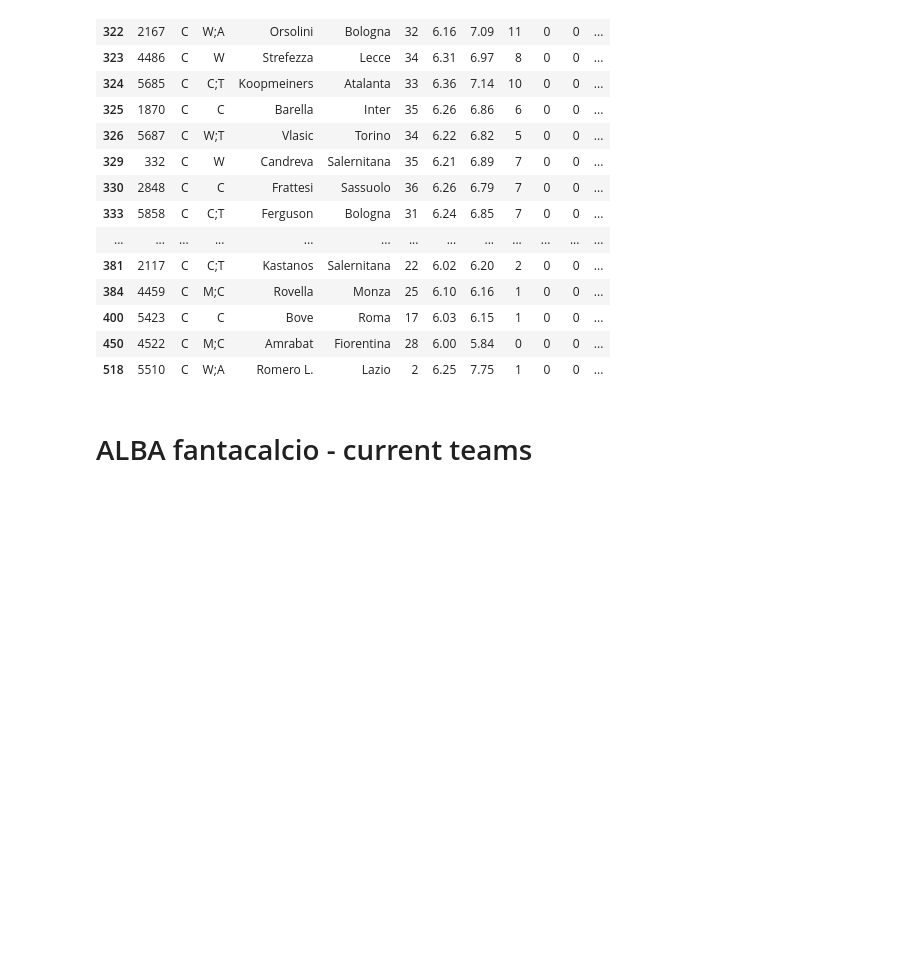
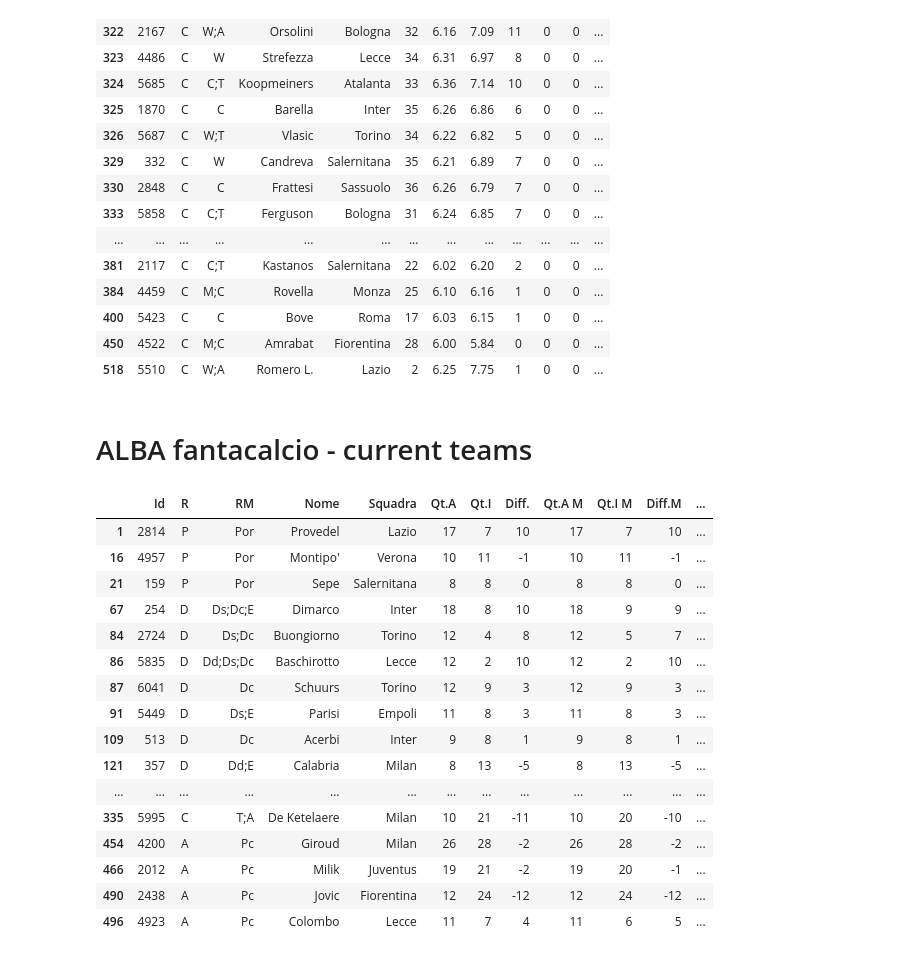
Before and after one commit to AndreaIncatasciato/fantacalcio, a Jupyter notebook: fantacalcio_analysis.ipynb, the cells around one changed output. Drawn from its saved outputs; the diff is of its cells as text; code cells hidden in the pictures; blank space fills up the shorter version.

Commit message:
add our team

```diff
--- a/fantacalcio_analysis.ipynb
+++ b/fantacalcio_analysis.ipynb
@@ -268,3 +268,39 @@ Filter("R", "eq", "C").apply_to_df(Filter("Mv", "geq", 6).apply_to_df(preasta_st
 | 518 | 5510 | C | W;A | Romero L. | Lazio | 2 | 6.25 | 7.75 | 1 | 0 | 0 | ... |
 # %% [markdown]
 # ALBA fantacalcio - current teams
+# %%
+def get_data_team_alba(team_alba: list[str]):
+    data = {
+        'draft_2324': players_2324_df[np.isin(players_2324_df["Nome"], team_alba)],
+        'draft_2223': players_2223_df[np.isin(players_2223_df["Nome"], team_alba)],
+        'stats_2324': stats_2324_df[np.isin(stats_2324_df["Nome"], team_alba)],
+        'stats_2223': stats_2223_df[np.isin(stats_2223_df["Nome"], team_alba)],
+    }
+    return data
+# %%
+ac_st_leonards = ["Provedel", "Montipo'", "Sepe",
+                  "Dimarco", "Schuurs", "Acerbi", "Parisi", "Baschirotto", "Calabria", "Mina", "Buongiorno",
+                  "Candreva", "Rabiot", "Coulibaly L.", "Lazovic", "Ndoye", "Reijnders", "De Ketelaere", "Saelemaekers",
+                  "Chiesa", "Giroud", "Milik", "Krstovic", "Colombo", "Jovic"]
+
+data_ac_st_leonards = get_data_team_alba(ac_st_leonards)
+# %%
+data_ac_st_leonards['draft_2223']
+# %% [output]
+|  | Id | R | RM | Nome | Squadra | Qt.A | Qt.I | Diff. | Qt.A M | Qt.I M | Diff.M | ... |
+| 1 | 2814 | P | Por | Provedel | Lazio | 17 | 7 | 10 | 17 | 7 | 10 | ... |
+| 16 | 4957 | P | Por | Montipo' | Verona | 10 | 11 | -1 | 10 | 11 | -1 | ... |
+| 21 | 159 | P | Por | Sepe | Salernitana | 8 | 8 | 0 | 8 | 8 | 0 | ... |
+| 67 | 254 | D | Ds;Dc;E | Dimarco | Inter | 18 | 8 | 10 | 18 | 9 | 9 | ... |
+| 84 | 2724 | D | Ds;Dc | Buongiorno | Torino | 12 | 4 | 8 | 12 | 5 | 7 | ... |
+| 86 | 5835 | D | Dd;Ds;Dc | Baschirotto | Lecce | 12 | 2 | 10 | 12 | 2 | 10 | ... |
+| 87 | 6041 | D | Dc | Schuurs | Torino | 12 | 9 | 3 | 12 | 9 | 3 | ... |
+| 91 | 5449 | D | Ds;E | Parisi | Empoli | 11 | 8 | 3 | 11 | 8 | 3 | ... |
+| 109 | 513 | D | Dc | Acerbi | Inter | 9 | 8 | 1 | 9 | 8 | 1 | ... |
+| 121 | 357 | D | Dd;E | Calabria | Milan | 8 | 13 | -5 | 8 | 13 | -5 | ... |
+| ... | ... | ... | ... | ... | ... | ... | ... | ... | ... | ... | ... | ... |
+| 335 | 5995 | C | T;A | De Ketelaere | Milan | 10 | 21 | -11 | 10 | 20 | -10 | ... |
+| 454 | 4200 | A | Pc | Giroud | Milan | 26 | 28 | -2 | 26 | 28 | -2 | ... |
+| 466 | 2012 | A | Pc | Milik | Juventus | 19 | 21 | -2 | 19 | 20 | -1 | ... |
+| 490 | 2438 | A | Pc | Jovic | Fiorentina | 12 | 24 | -12 | 12 | 24 | -12 | ... |
+| 496 | 4923 | A | Pc | Colombo | Lecce | 11 | 7 | 4 | 11 | 6 | 5 | ... |
```
